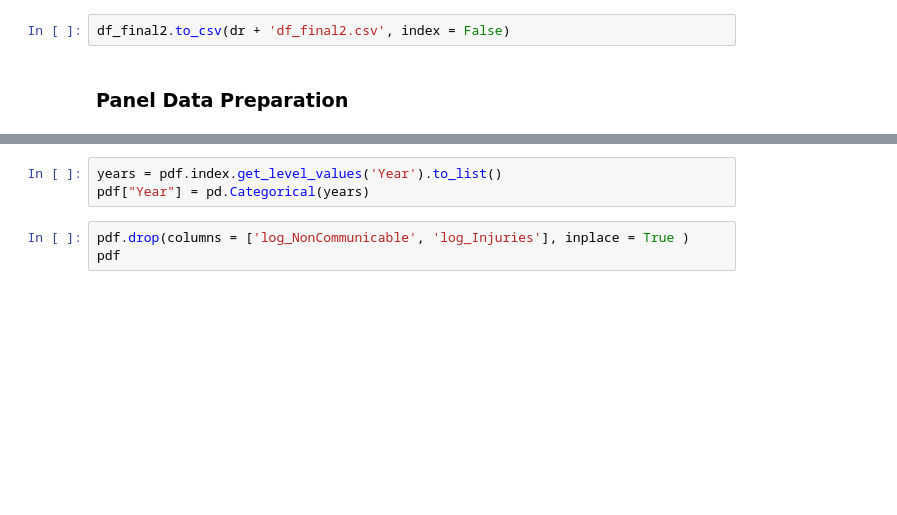
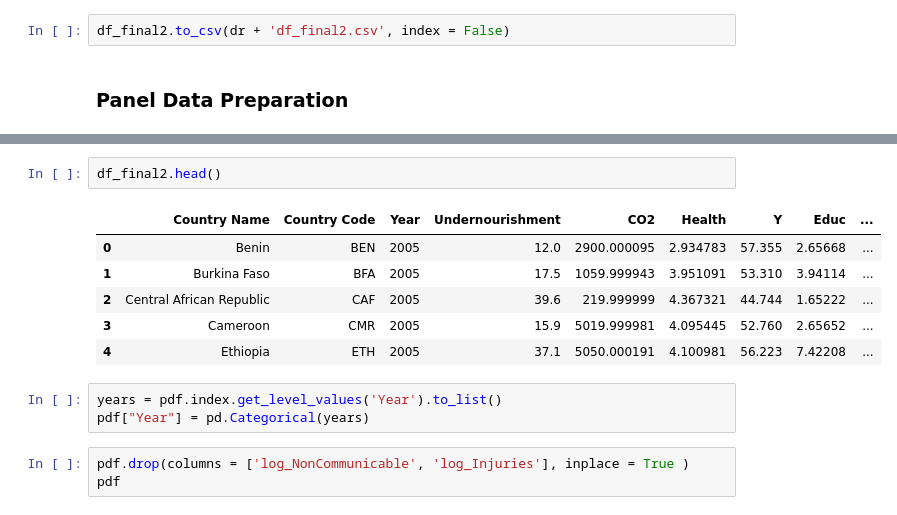
Before and after one commit to Shritej24c/Econometrics, a Jupyter notebook: Econ Data clean.ipynb, the cells around one changed output, grey strips where cells are left out. Cells and saved outputs as stored; diff of their text form; blank space fills up the shorter version.

```diff
--- a/Econ Data clean.ipynb
+++ b/Econ Data clean.ipynb
@@ -230,3 +247,12 @@ pdf
+# %%
+df_final2.head()
+# %% [output]
+|  | Country Name | Country Code | Year | Undernourishment | CO2 | Health | Y | Educ | ... |
+| 0 | Benin | BEN | 2005 | 12.0 | 2900.000095 | 2.934783 | 57.355 | 2.65668 | ... |
+| 1 | Burkina Faso | BFA | 2005 | 17.5 | 1059.999943 | 3.951091 | 53.310 | 3.94114 | ... |
+| 2 | Central African Republic | CAF | 2005 | 39.6 | 219.999999 | 4.367321 | 44.744 | 1.65222 | ... |
+| 3 | Cameroon | CMR | 2005 | 15.9 | 5019.999981 | 4.095445 | 52.760 | 2.65652 | ... |
+| 4 | Ethiopia | ETH | 2005 | 37.1 | 5050.000191 | 4.100981 | 56.223 | 7.42208 | ... |
 # %%
 years = pdf.index.get_level_values('Year').to_list()
 pdf["Year"] = pd.Categorical(years)
```
Also changed, not shown: parts of 9 cells of this notebook.
